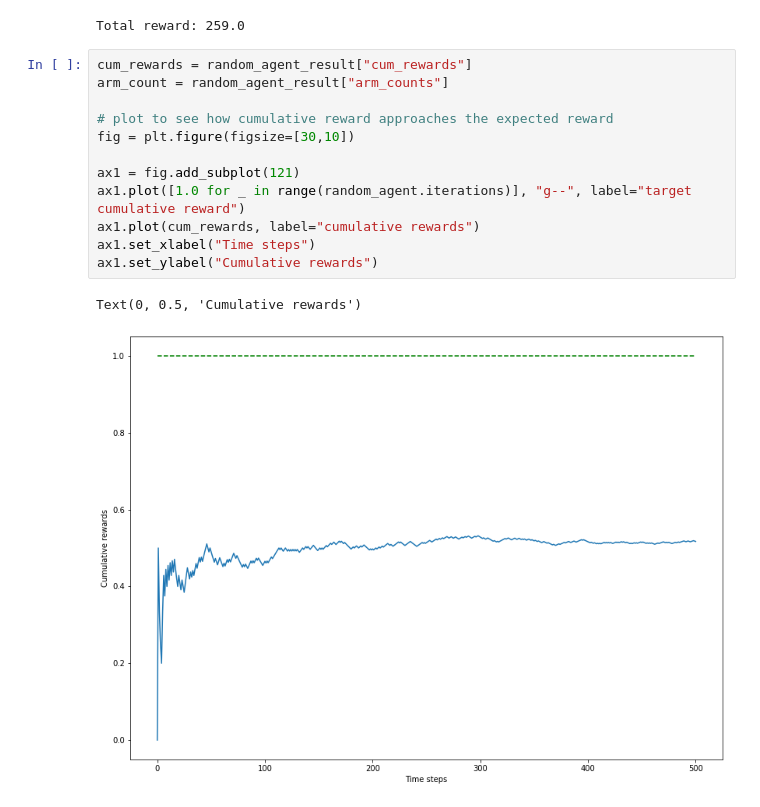
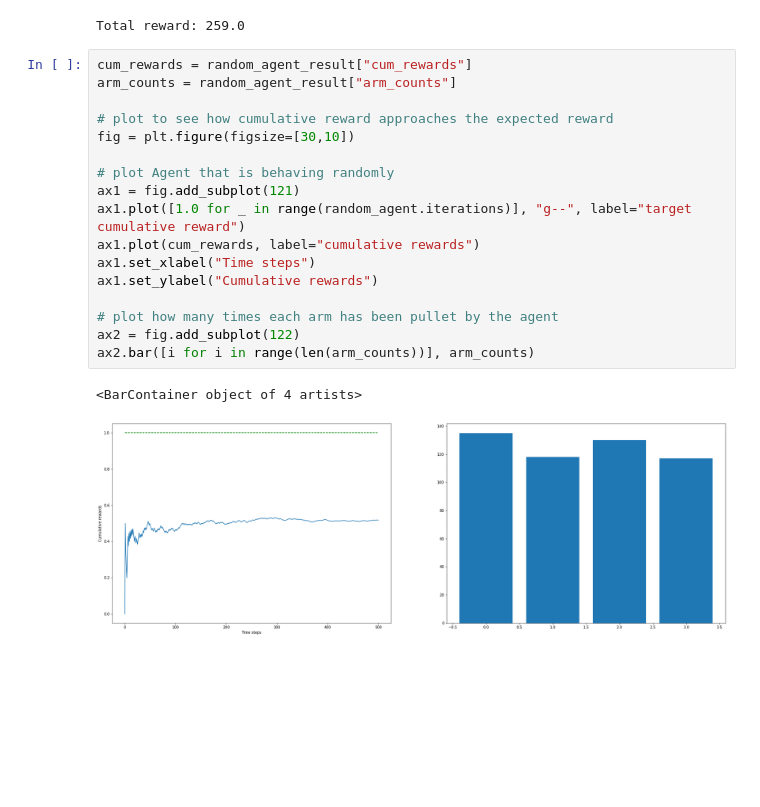
Before and after one commit to enricapq/ML-Data-Tutorials, a Jupyter notebook: Multi_Armed_Bandit_Algorithms_course_implementations.ipynb, the cells around one changed output. Drawn from its saved outputs; the diff is of its cells as text; blank space fills up the shorter version.

Commit message:
Plot random Agent

```diff
--- a/Multi_Armed_Bandit_Algorithms_course_implementations.ipynb
+++ b/Multi_Armed_Bandit_Algorithms_course_implementations.ipynb
@@ -123,16 +123,21 @@ print(f"Total reward: {total_rewards}")
 Total reward: 259.0
 # %%
 cum_rewards = random_agent_result["cum_rewards"]
-arm_count = random_agent_result["arm_counts"]
+arm_counts = random_agent_result["arm_counts"]
 
 # plot to see how cumulative reward approaches the expected reward
 fig = plt.figure(figsize=[30,10])
 
+# plot Agent that is behaving randomly
 ax1 = fig.add_subplot(121)
 ax1.plot([1.0 for _ in range(random_agent.iterations)], "g--", label="target cumulative reward")
 ax1.plot(cum_rewards, label="cumulative rewards")
 ax1.set_xlabel("Time steps")
 ax1.set_ylabel("Cumulative rewards")
+
+# plot how many times each arm has been pullet by the agent
+ax2 = fig.add_subplot(122)
+ax2.bar([i for i in range(len(arm_counts))], arm_counts)
 # %% [output]
-Text(0, 0.5, 'Cumulative rewards')
+<BarContainer object of 4 artists>
-[figure, old version]
+[figure, new version]
```
